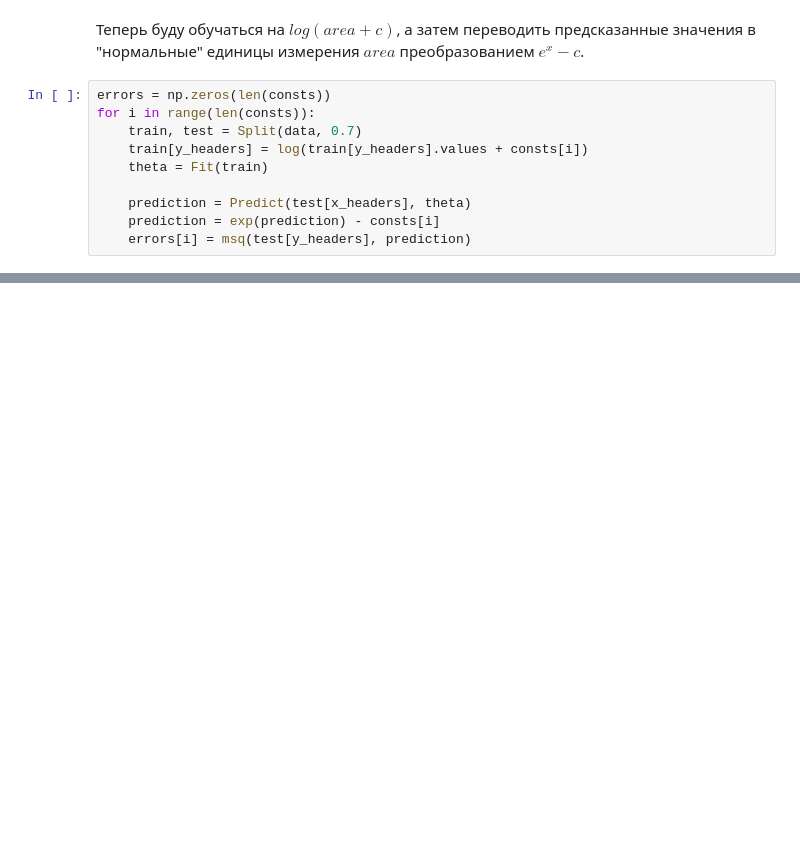
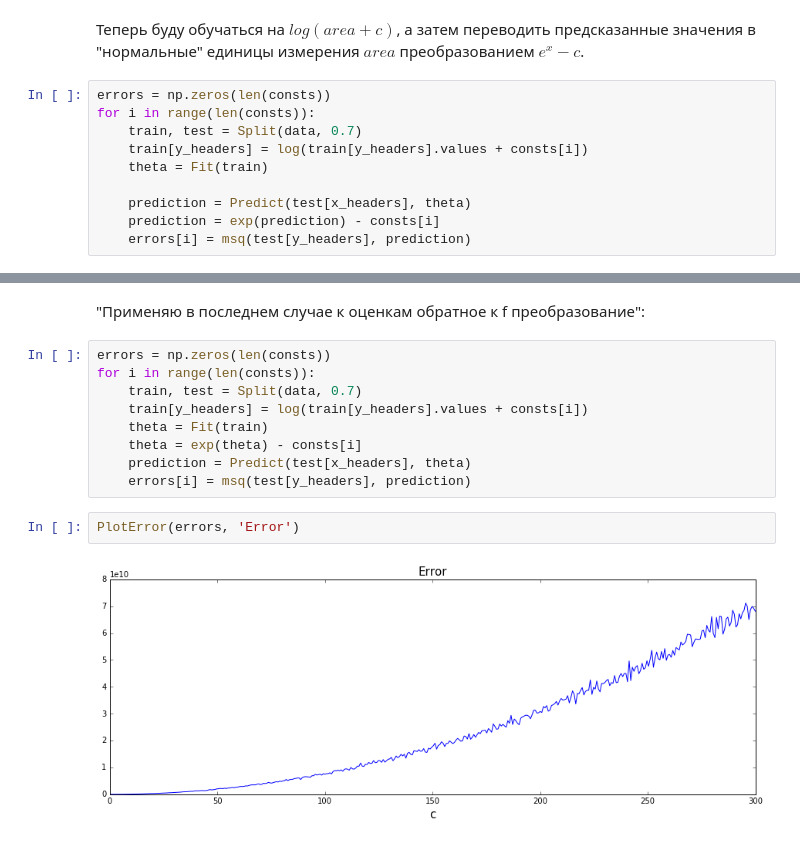
Before and after one commit to akarazeev/MathStatistics-4sem-MIPT-2016, a Jupyter notebook: 7. Оценки наименьших квадратов. Гауссовская линейная модель/9.1.ipynb, the cells around one changed output, grey strips where cells are left out. Drawn from its saved outputs; the diff is of its cells as text; blank space fills up the shorter version.

```diff
--- a/7. Оценки наименьших квадратов. Гауссовская линейная модель/9.1.ipynb
+++ b/7. Оценки наименьших квадратов. Гауссовская линейная модель/9.1.ipynb
@@ -109,0 +114,15 @@ PlotError(errors, 'Error')
+# %% [markdown]
+"Применяю в последнем случае к оценкам обратное к f преобразование":
+# %%
+errors = np.zeros(len(consts))
+for i in range(len(consts)):
+    train, test = Split(data, 0.7)
+    train[y_headers] = log(train[y_headers].values + consts[i])
+    theta = Fit(train)
+    theta = exp(theta) - consts[i]
+    prediction = Predict(test[x_headers], theta)
+    errors[i] = msq(test[y_headers], prediction)
+# %%
+PlotError(errors, 'Error')
+# %% [output]
+[figure, added]
```
Also changed, not shown: parts of 6 cells of this notebook.
